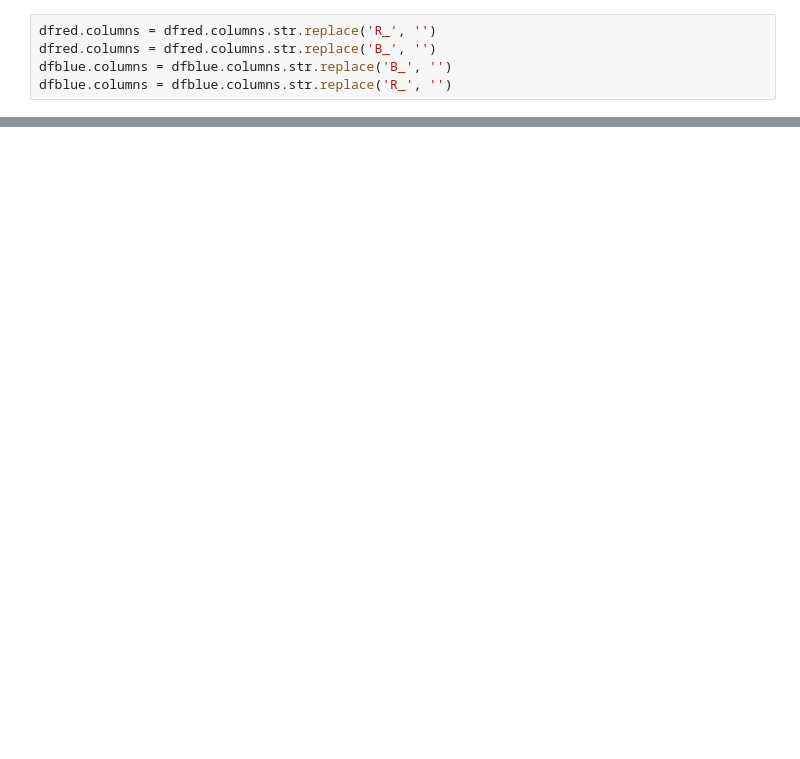
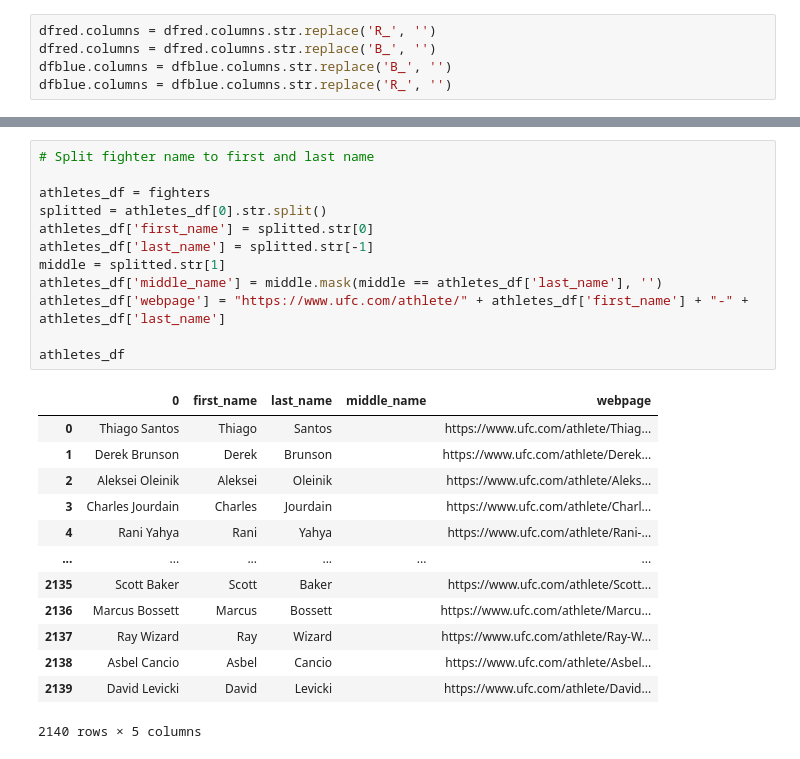
Before and after one commit to mel518/project-4, a Jupyter notebook: fighter.ipynb, the cells around one changed output, grey strips where cells are left out. Cells and saved outputs as stored; diff of their text form; blank space fills up the shorter version.

```diff
--- a/fighter.ipynb
+++ b/fighter.ipynb
@@ -334,0 +347,26 @@ dfunion[dfunion.fighter=='Conor McGregor']
+# %%
+# Split fighter name to first and last name
+
+athletes_df = fighters
+splitted = athletes_df[0].str.split()
+athletes_df['first_name'] = splitted.str[0]
+athletes_df['last_name'] = splitted.str[-1]
+middle = splitted.str[1]
+athletes_df['middle_name'] = middle.mask(middle == athletes_df['last_name'], '')
+athletes_df['webpage'] = "https://www.ufc.com/athlete/" + athletes_df['first_name'] + "-" + athletes_df['last_name']
+
+athletes_df
+# %% [output]
+|  | 0 | first_name | last_name | middle_name | webpage |
+| 0 | Thiago Santos | Thiago | Santos |  | https://www.ufc.com/athlete/Thiag... |
+| 1 | Derek Brunson | Derek | Brunson |  | https://www.ufc.com/athlete/Derek... |
+| 2 | Aleksei Oleinik | Aleksei | Oleinik |  | https://www.ufc.com/athlete/Aleks... |
+| 3 | Charles Jourdain | Charles | Jourdain |  | https://www.ufc.com/athlete/Charl... |
+| 4 | Rani Yahya | Rani | Yahya |  | https://www.ufc.com/athlete/Rani-... |
+| ... | ... | ... | ... | ... | ... |
+| 2135 | Scott Baker | Scott | Baker |  | https://www.ufc.com/athlete/Scott... |
+| 2136 | Marcus Bossett | Marcus | Bossett |  | https://www.ufc.com/athlete/Marcu... |
+| 2137 | Ray Wizard | Ray | Wizard |  | https://www.ufc.com/athlete/Ray-W... |
+| 2138 | Asbel Cancio | Asbel | Cancio |  | https://www.ufc.com/athlete/Asbel... |
+| 2139 | David Levicki | David | Levicki |  | https://www.ufc.com/athlete/David... |
+2140 rows × 5 columns
```
Also changed, not shown: parts of 18 cells of this notebook, 4 other files.
